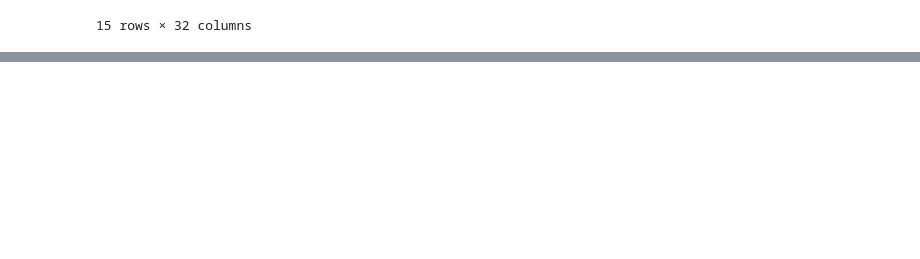
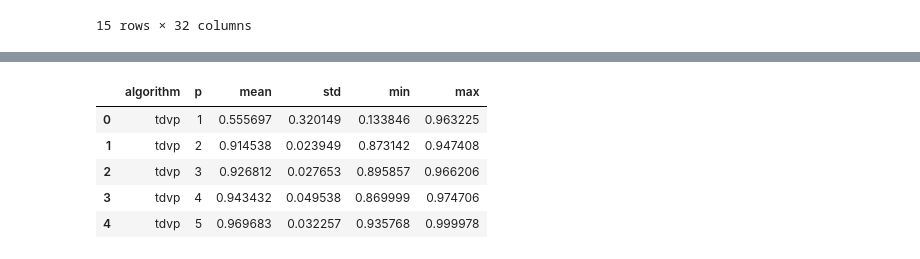
Before and after one commit to LeonhardRichter/TDVP_and_QAOA, a Jupyter notebook: plots.ipynb, the cells around one changed output, grey strips where cells are left out. Drawn from its saved outputs; the diff is of its cells as text; code cells hidden in the pictures; blank space fills up the shorter version.

```diff
--- a/plots.ipynb
+++ b/plots.ipynb
@@ -8,5 +34,5 @@ import math
 # %%
-with open('.//results//n4_stats.p', 'rb') as file:
+with open(f'.//results//n{n}_stats.p', 'rb') as file:
     stats = pickle.load(file)
 stats
 # %% [output]
@@ -29,5 +55,3 @@ stats
 |  | 4 | NaN | NaN | NaN | NaN | NaN | NaN | NaN | ... |
 |  | 5 | NaN | NaN | NaN | NaN | NaN | NaN | NaN | ... |
 15 rows × 32 columns
-# %%
-stats.columns = ['_'.join(col) for col in stats.columns]
@@ -95,0 +58,9 @@ plot.show()
+# %%
+stats['expectation approximation ratio'].reset_index()
+# %% [output]
+|  | algorithm | p | mean | std | min | max |
+| 0 | tdvp | 1 | 0.555697 | 0.320149 | 0.133846 | 0.963225 |
+| 1 | tdvp | 2 | 0.914538 | 0.023949 | 0.873142 | 0.947408 |
+| 2 | tdvp | 3 | 0.926812 | 0.027653 | 0.895857 | 0.966206 |
+| 3 | tdvp | 4 | 0.943432 | 0.049538 | 0.869999 | 0.974706 |
+| 4 | tdvp | 5 | 0.969683 | 0.032257 | 0.935768 | 0.999978 |
```
Also changed, not shown: parts of 9 cells of this notebook.
